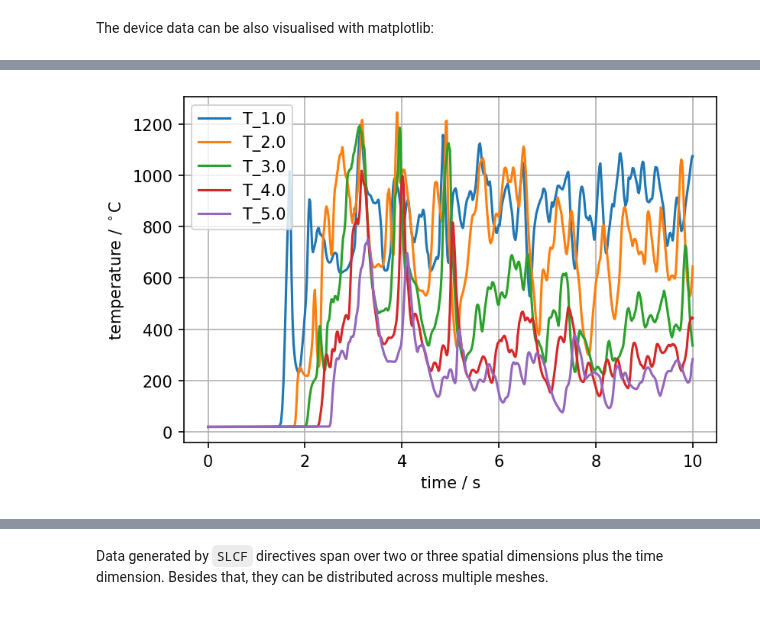
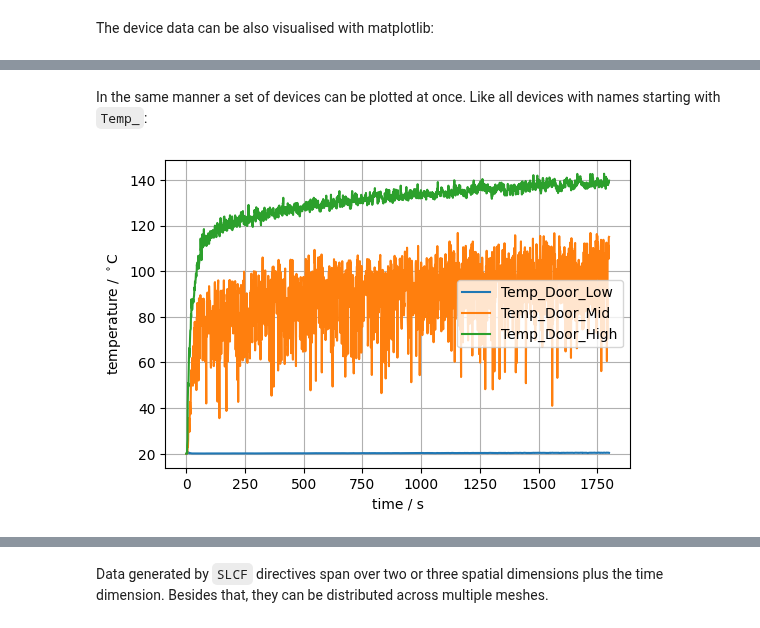
Before and after one commit to FireDynamics/LectureFireSimulation, a Jupyter notebook: _sources/content/tools/03_analysis/02_fdsreader.ipynb, the cells around one changed output, grey strips where cells are left out. Saved outputs shown, nothing was run; the diff lists cells and outputs as text; code cells hidden in the pictures.

```diff
--- a/_sources/content/tools/03_analysis/02_fdsreader.ipynb
+++ b/_sources/content/tools/03_analysis/02_fdsreader.ipynb
@@ -7,3 +7,18 @@ It is freely available and open source. The source code is hosted at GitHub: [Fi
+# %%
+import matplotlib
+import matplotlib.pyplot as plt
+plt.rcParams['figure.figsize'] = (6, 4)
+
+import numpy as np
+
+from IPython.display import display
+from PIL import Image
+
+import os
+# check for set environment variable JB_NOSHOW
+show = True
+if 'JB_NOSHOW' in os.environ:
+    show = False
 # %% [markdown]
 ## Installation
 
@@ -38,6 +61,6 @@ Next, the reader needs to be pointed to the directory, which contains the simula
 # %%
 # define the path to the data
-path_to_data = '../../../../data/fdsreader/example_01/rundir'
+path_to_data = 'data/fdsreader/new_example_simple_01'
 
 sim = fdsreader.Simulation(path_to_data)
 # %% [markdown]
@@ -109,6 +126,3 @@ array([ 0.        ,  0.1       ,  0.2       ,  0.3       ,  0.4       ,
 # %% [markdown]
 The device data can be also visualised with matplotlib:
-# %%
-import matplotlib.pyplot as plt
-plt.rcParams['figure.dpi'] = 150
 # %%
@@ -124,15 +156,24 @@ plt.grid()
+# %% [markdown]
+In the same manner a set of devices can be plotted at once. Like all devices with names starting with `Temp_`:
 # %%
+# loop over all devices
 for i in devc:
 
-    # consider only devices with an ID that starts with 'T_'
-    if not i.startswith('T_'):
+    # consider only devices with an ID that starts with 'Temp_'
+    if not i.id.startswith('Temp_'):
         continue
 
-    plt.plot(devc["Time"].data, devc[i].data, label=devc[i].id)
+    plt.plot(devc["Time"].data, i.data, label=i.id)
 
 plt.legend()
 plt.xlabel("time / s")
 plt.ylabel('temperature / $^\circ$C')
 plt.grid()
+
+# save output to file
+plt.savefig('figs/device_demo_02.svg', bbox_inches='tight')
+
+# supress double output on webpage
+if not show: plt.close()
 # %% [output]
-[figure, old version]
+[figure, new version]
```
Also changed, not shown: parts of 42 cells of this notebook, 55 other files.
